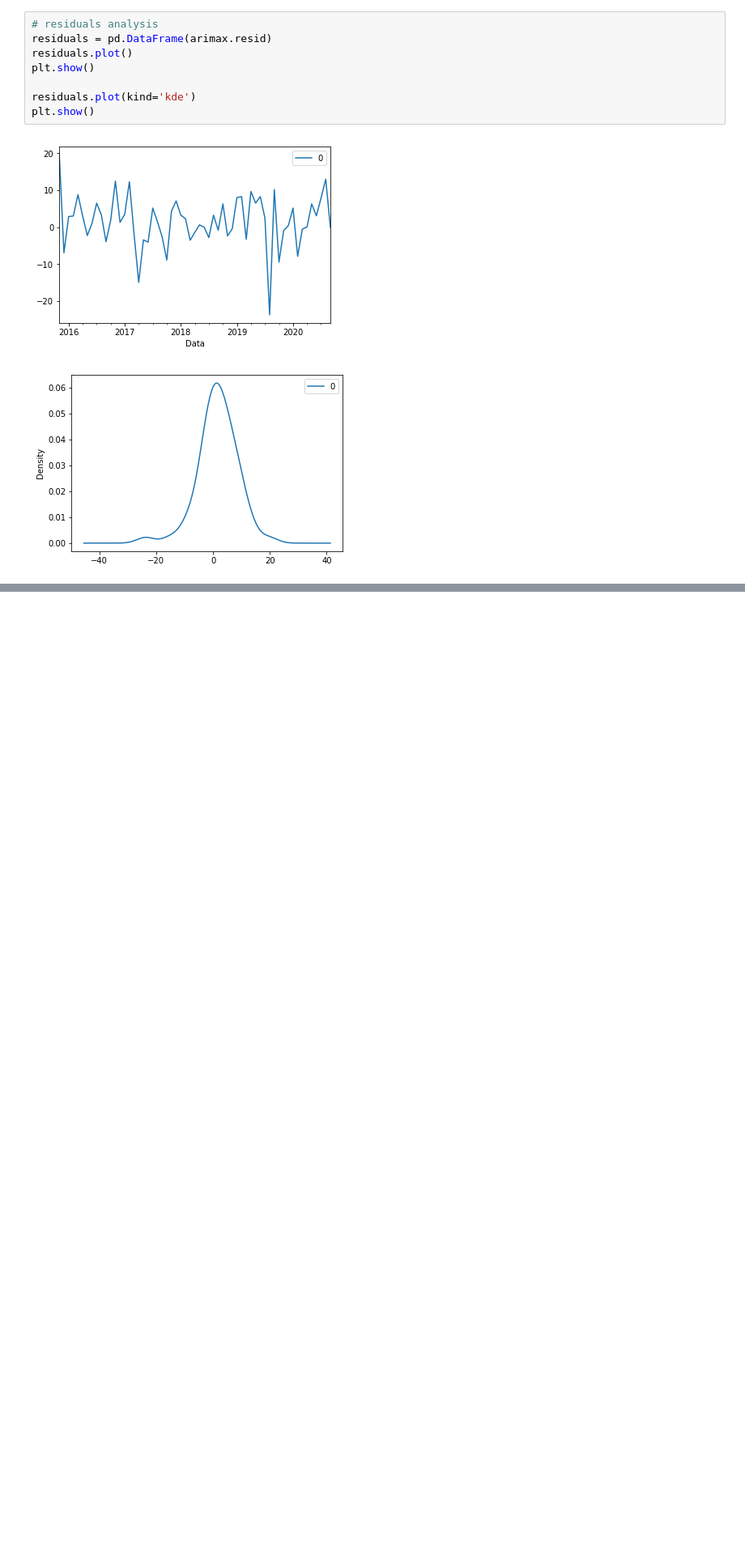
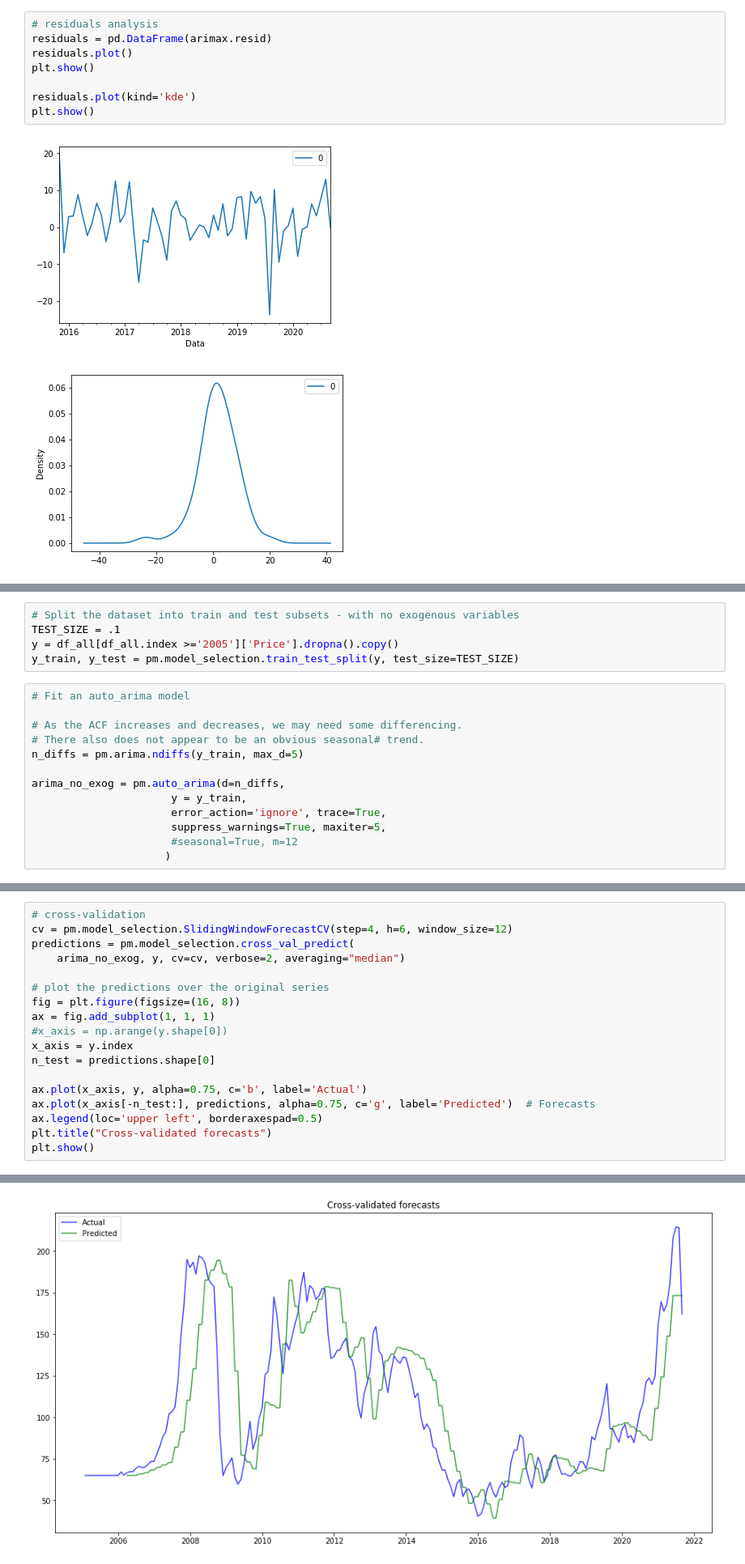
Before and after one commit to rejaneol/iron_ore_price_forecasting, a Jupyter notebook: iron-ore-prices-forecasting.ipynb, the cells around one changed output, grey strips where cells are left out. Shown at 81% size. Drawn from its saved outputs; the diff is of its cells as text; blank space fills up the shorter version.

```diff
--- a/iron-ore-prices-forecasting.ipynb
+++ b/iron-ore-prices-forecasting.ipynb
@@ -612,0 +781,18 @@ plt.show()
+# %%
+# Split the dataset into train and test subsets - with no exogenous variables
+TEST_SIZE = .1
+y = df_all[df_all.index >='2005']['Price'].dropna().copy()
+y_train, y_test = pm.model_selection.train_test_split(y, test_size=TEST_SIZE)
+# %%
+# Fit an auto_arima model
+
+# As the ACF increases and decreases, we may need some differencing.
+# There also does not appear to be an obvious seasonal# trend.
+n_diffs = pm.arima.ndiffs(y_train, max_d=5)
+
+arima_no_exog = pm.auto_arima(d=n_diffs,
+                      y = y_train,
+                      error_action='ignore', trace=True,
+                      suppress_warnings=True, maxiter=5,
+                      #seasonal=True, m=12
+                     )
@@ -612,0 +837,19 @@ plt.show()
+# %%
+# cross-validation
+cv = pm.model_selection.SlidingWindowForecastCV(step=4, h=6, window_size=12)
+predictions = pm.model_selection.cross_val_predict(
+    arima_no_exog, y, cv=cv, verbose=2, averaging="median")
+
+# plot the predictions over the original series
+fig = plt.figure(figsize=(16, 8))
+ax = fig.add_subplot(1, 1, 1)
+#x_axis = np.arange(y.shape[0])
+x_axis = y.index
+n_test = predictions.shape[0]
+
+ax.plot(x_axis, y, alpha=0.75, c='b', label='Actual')
+ax.plot(x_axis[-n_test:], predictions, alpha=0.75, c='g', label='Predicted')  # Forecasts
+ax.legend(loc='upper left', borderaxespad=0.5)
+plt.title("Cross-validated forecasts")
+plt.show()
+# %% [output]
@@ -612,0 +873 @@ plt.show()
+[figure, added]
```
Also changed, not shown: parts of 41 cells of this notebook.
